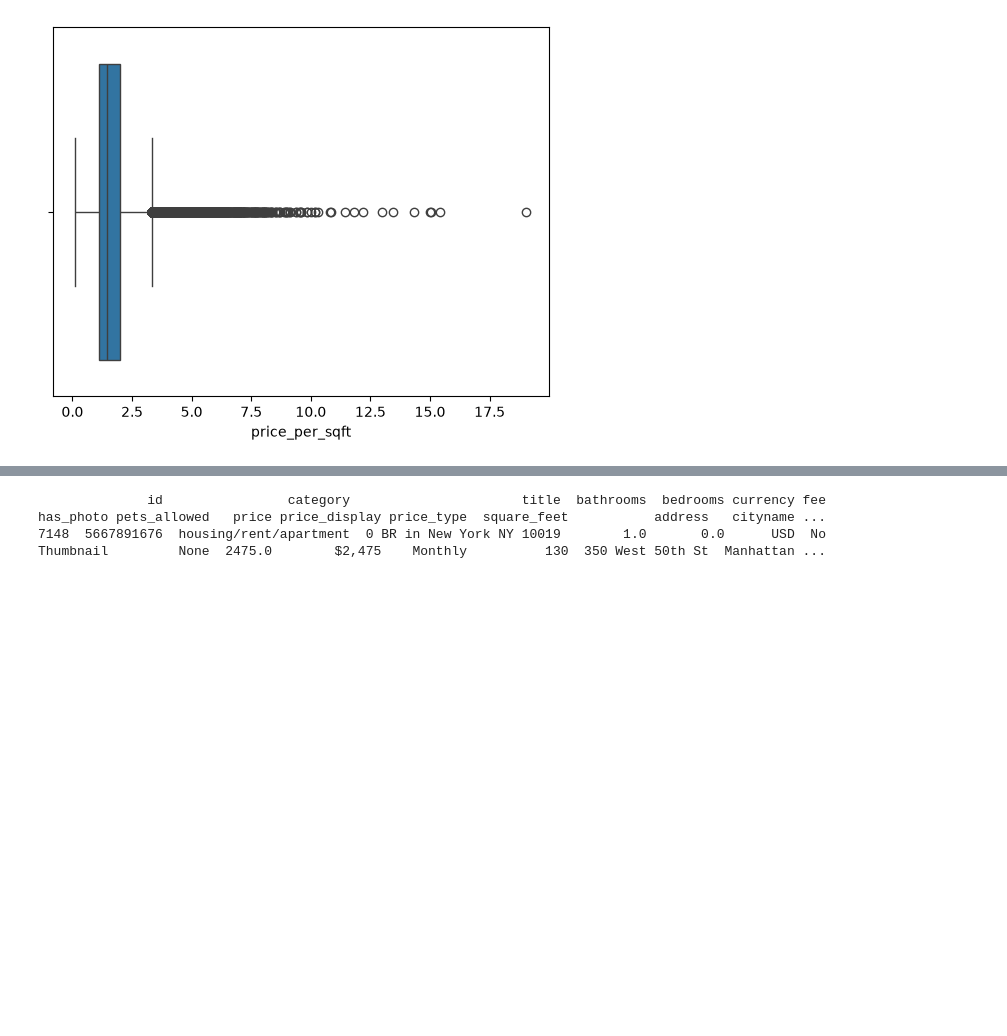
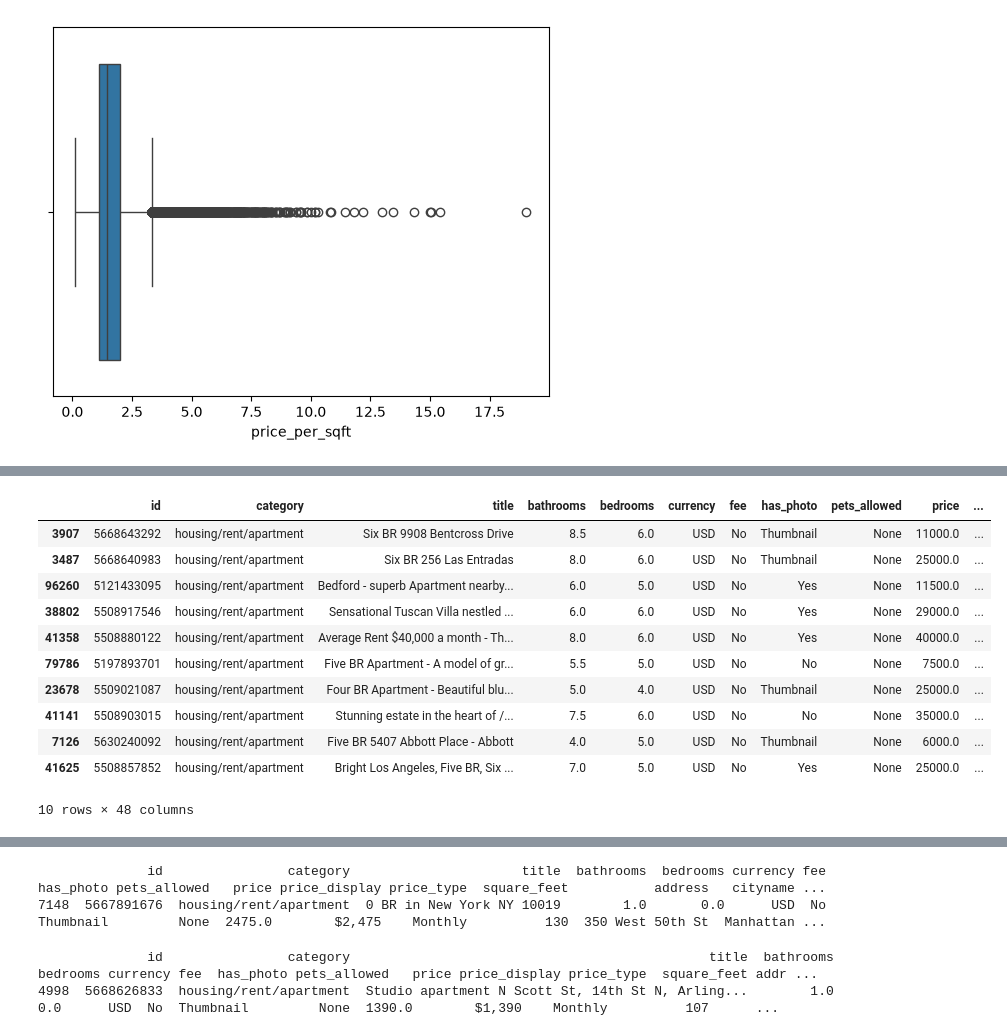
Before and after one commit to michalinahinc/Kurs_Analiza, a Jupyter notebook: Czysczenie_danych_wersja_filipa.ipynb, the cells around one changed output, grey strips where cells are left out. Drawn from its saved outputs; the diff is of its cells as text; code cells hidden in the pictures; blank space fills up the shorter version.

```diff
--- a/Czysczenie_danych_wersja_filipa.ipynb
+++ b/Czysczenie_danych_wersja_filipa.ipynb
@@ -379,2 +355,19 @@ Tutaj juz troche lepiej to wygląda jednak podejrzany wydaje się skrajny elemen
+# %%
+df_apartments['square_feet']
+
+df_apartments.sort_values(by='square_feet', ascending=False).head(10)
+# %% [output]
+|  | id | category | title | bathrooms | bedrooms | currency | fee | has_photo | pets_allowed | price | ... |
+| 3907 | 5668643292 | housing/rent/apartment | Six BR 9908 Bentcross Drive | 8.5 | 6.0 | USD | No | Thumbnail | None | 11000.0 | ... |
+| 3487 | 5668640983 | housing/rent/apartment | Six BR 256 Las Entradas | 8.0 | 6.0 | USD | No | Thumbnail | None | 25000.0 | ... |
+| 96260 | 5121433095 | housing/rent/apartment | Bedford - superb Apartment nearby... | 6.0 | 5.0 | USD | No | Yes | None | 11500.0 | ... |
+| 38802 | 5508917546 | housing/rent/apartment | Sensational Tuscan Villa nestled ... | 6.0 | 6.0 | USD | No | Yes | None | 29000.0 | ... |
+| 41358 | 5508880122 | housing/rent/apartment | Average Rent $40,000 a month - Th... | 8.0 | 6.0 | USD | No | Yes | None | 40000.0 | ... |
+| 79786 | 5197893701 | housing/rent/apartment | Five BR Apartment - A model of gr... | 5.5 | 5.0 | USD | No | No | None | 7500.0 | ... |
+| 23678 | 5509021087 | housing/rent/apartment | Four BR Apartment - Beautiful blu... | 5.0 | 4.0 | USD | No | Thumbnail | None | 25000.0 | ... |
+| 41141 | 5508903015 | housing/rent/apartment | Stunning estate in the heart of /... | 7.5 | 6.0 | USD | No | No | None | 35000.0 | ... |
+| 7126 | 5630240092 | housing/rent/apartment | Five BR 5407 Abbott Place - Abbott | 4.0 | 5.0 | USD | No | Thumbnail | None | 6000.0 | ... |
+| 41625 | 5508857852 | housing/rent/apartment | Bright Los Angeles, Five BR, Six ... | 7.0 | 5.0 | USD | No | Yes | None | 25000.0 | ... |
+10 rows × 48 columns
 # %%
 df_apartments['price_per_sqft'] = df_apartments['price'] / df_apartments['square_feet']
@@ -399,4 +392,10 @@ with pd.option_context('display.max_columns', None, 'display.expand_frame_repr',
 # %% [output]
               id                category                      title  bathrooms  bedrooms currency fee  has_photo pets_allowed   price price_display price_type  square_feet           address   cityname ...
 7148  5667891676  housing/rent/apartment  0 BR in New York NY 10019        1.0       0.0      USD  No  Thumbnail         None  2475.0        $2,475    Monthly          130  350 West 50th St  Manhattan ...
+# %%
+with pd.option_context('display.max_columns', None, 'display.expand_frame_repr', False):
+    print(df_apartments[df_apartments['id'] == 5668626833])
+# %% [output]
+              id                category                                              title  bathrooms  bedrooms currency fee  has_photo pets_allowed   price price_display price_type  square_feet addr ...
+4998  5668626833  housing/rent/apartment  Studio apartment N Scott St, 14th St N, Arling...        1.0       0.0      USD  No  Thumbnail         None  1390.0        $1,390    Monthly          107      ...
 # %% [markdown]
```
Also changed, not shown: parts of 40 cells of this notebook, 1 other file.
